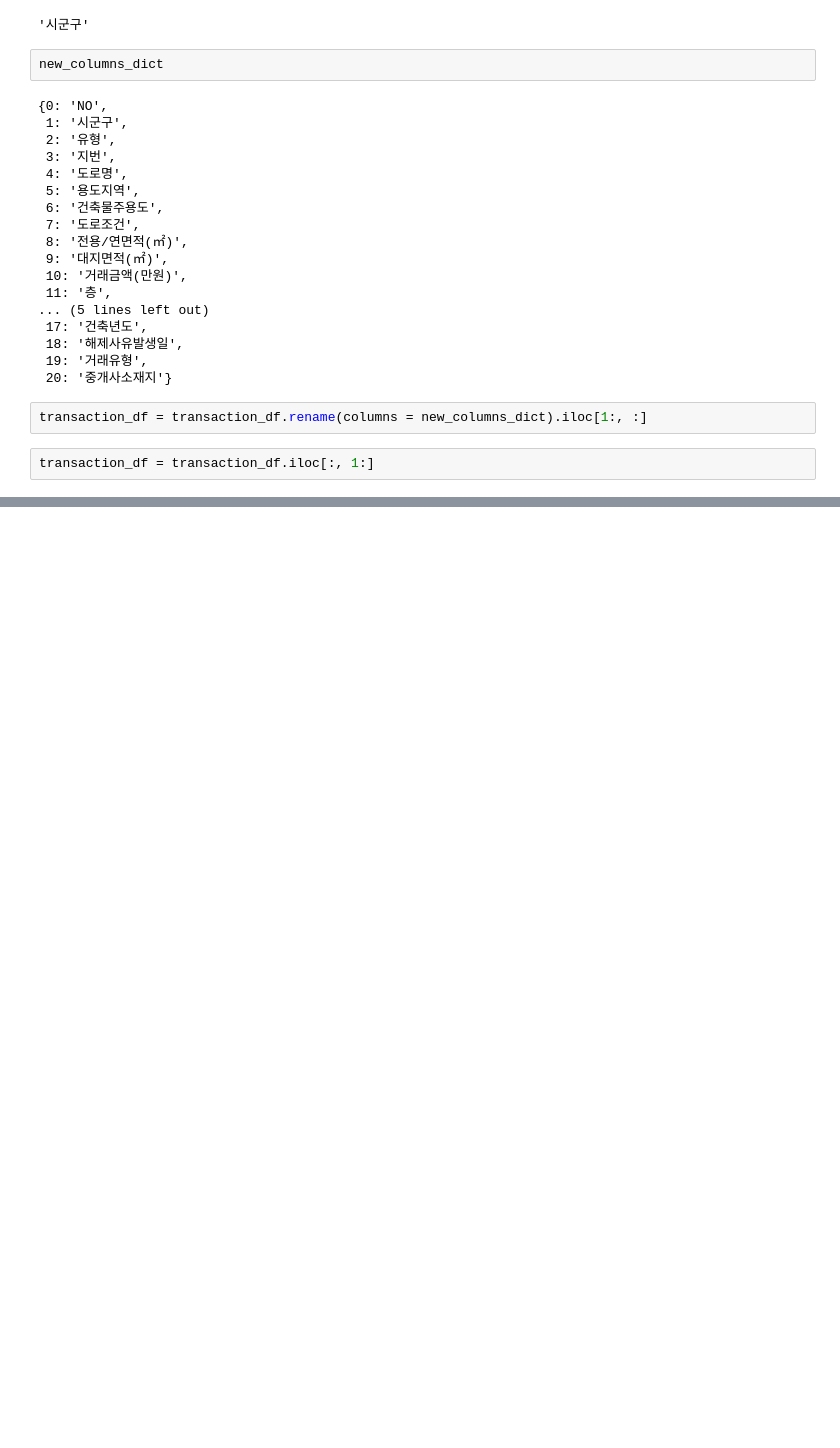
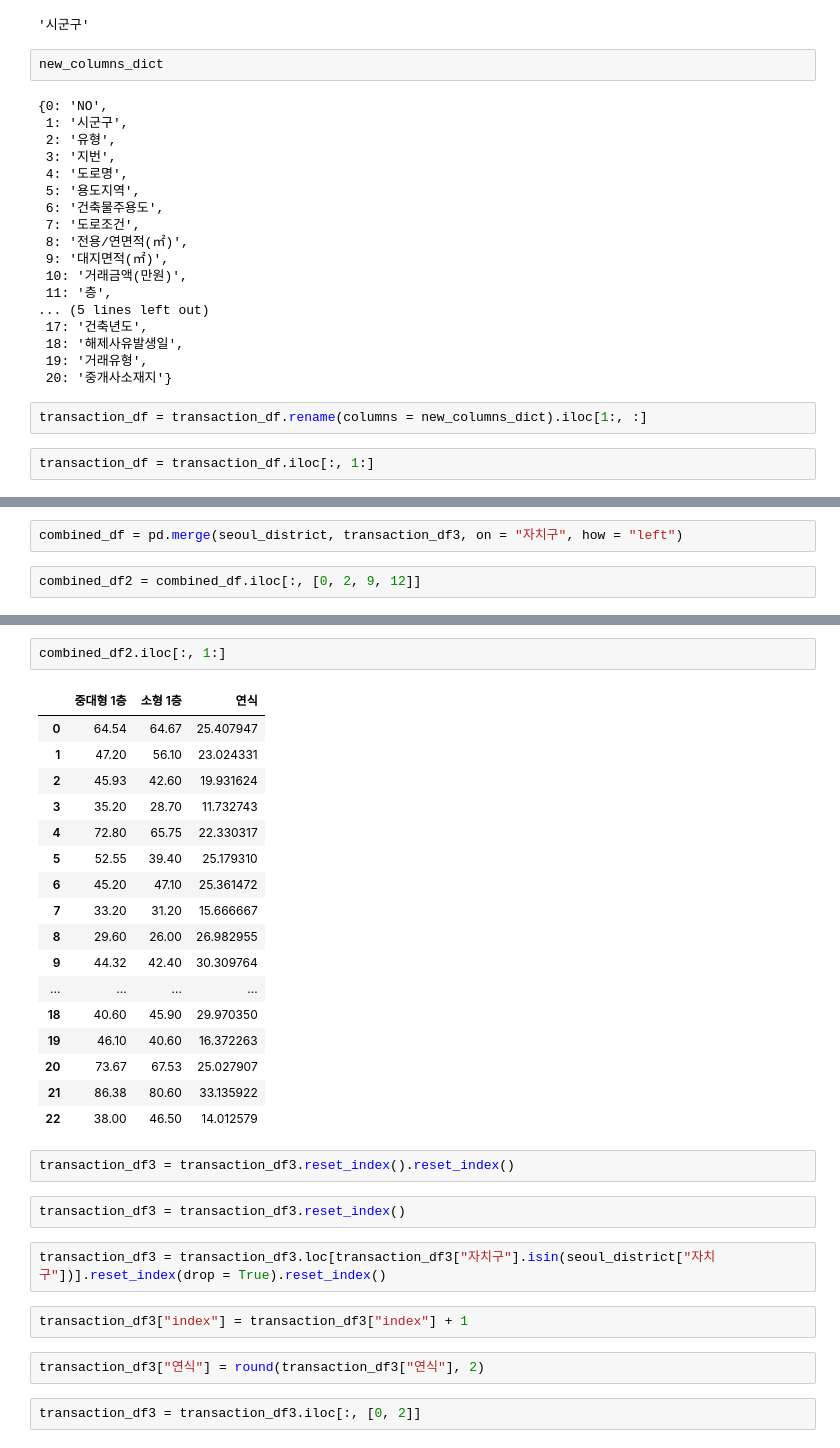
Before and after one commit to sangilhwang/downtown_walk, a Jupyter notebook: 건물연식 분석/건물연식 분석.ipynb, the cells around one changed output, grey strips where cells are left out. Saved outputs shown, nothing was run; the diff lists cells and outputs as text; blank space fills up the shorter version.

```diff
--- a/건물연식 분석/건물연식 분석.ipynb
+++ b/건물연식 분석/건물연식 분석.ipynb
@@ -77,0 +256,4 @@ transaction_df.head().iloc[:, ]
+# %%
+combined_df = pd.merge(seoul_district, transaction_df3, on = "자치구", how = "left")
+# %%
+combined_df2 = combined_df.iloc[:, [0, 2, 9, 12]]
@@ -77,0 +267,32 @@ transaction_df.head().iloc[:, ]
+# %%
+combined_df2.iloc[:, 1:]
+# %% [output]
+|  | 중대형 1층 | 소형 1층 | 연식 |
+| 0 | 64.54 | 64.67 | 25.407947 |
+| 1 | 47.20 | 56.10 | 23.024331 |
+| 2 | 45.93 | 42.60 | 19.931624 |
+| 3 | 35.20 | 28.70 | 11.732743 |
+| 4 | 72.80 | 65.75 | 22.330317 |
+| 5 | 52.55 | 39.40 | 25.179310 |
+| 6 | 45.20 | 47.10 | 25.361472 |
+| 7 | 33.20 | 31.20 | 15.666667 |
+| 8 | 29.60 | 26.00 | 26.982955 |
+| 9 | 44.32 | 42.40 | 30.309764 |
+| ... | ... | ... | ... |
+| 18 | 40.60 | 45.90 | 29.970350 |
+| 19 | 46.10 | 40.60 | 16.372263 |
+| 20 | 73.67 | 67.53 | 25.027907 |
+| 21 | 86.38 | 80.60 | 33.135922 |
+| 22 | 38.00 | 46.50 | 14.012579 |
+# %%
+transaction_df3 = transaction_df3.reset_index().reset_index()
+# %%
+transaction_df3 = transaction_df3.reset_index()
+# %%
+transaction_df3 = transaction_df3.loc[transaction_df3["자치구"].isin(seoul_district["자치구"])].reset_index(drop = True).reset_index()
+# %%
+transaction_df3["index"] = transaction_df3["index"] + 1
+# %%
+transaction_df3["연식"] = round(transaction_df3["연식"], 2)
+# %%
+transaction_df3 = transaction_df3.iloc[:, [0, 2]]
```
Also changed, not shown: parts of 30 cells of this notebook, 4 other files.
